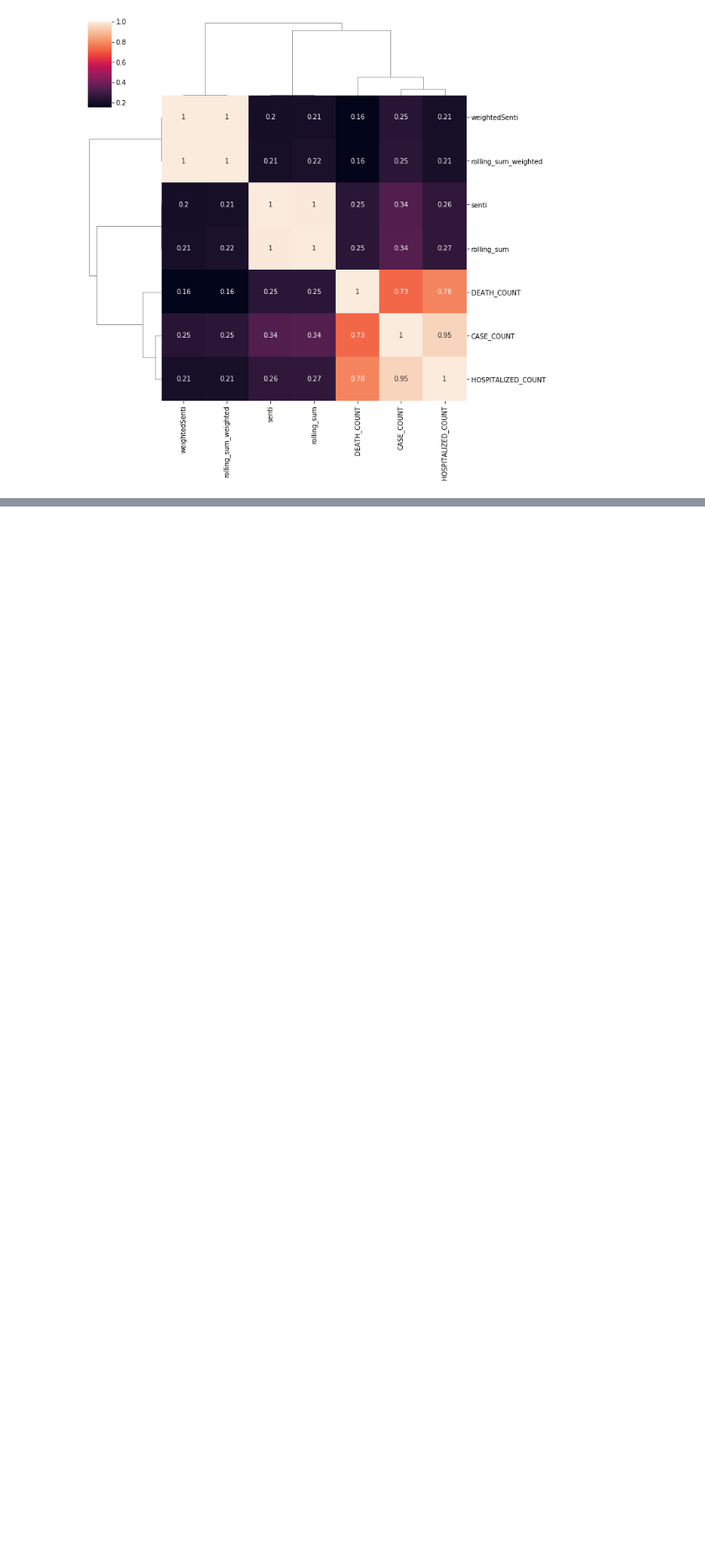
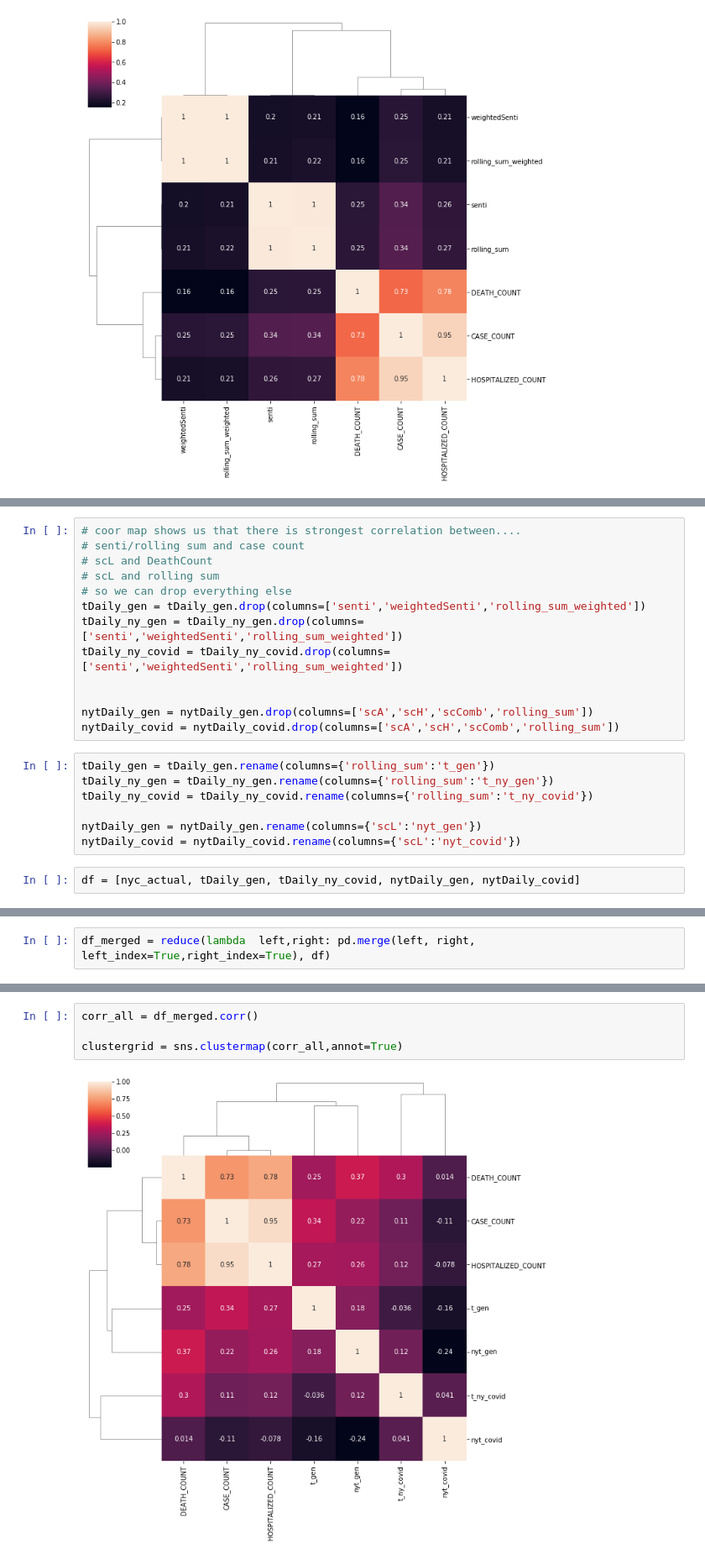
Before and after one commit to scavicchio/DataScienceforME, a Jupyter notebook: Result Data/Correlation Analysis.ipynb, the cells around one changed output, grey strips where cells are left out. Shown at 84% size. Saved outputs shown, nothing was run; the diff lists cells and outputs as text; blank space fills up the shorter version.

```diff
--- a/Result Data/Correlation Analysis.ipynb
+++ b/Result Data/Correlation Analysis.ipynb
@@ -123,0 +154,22 @@ rolling_sum_weighted       0.999012     0.216675              1.000000
+# %%
+# coor map shows us that there is strongest correlation between....
+# senti/rolling sum and case count
+# scL and DeathCount
+# scL and rolling sum
+# so we can drop everything else
+tDaily_gen = tDaily_gen.drop(columns=['senti','weightedSenti','rolling_sum_weighted'])
+tDaily_ny_gen = tDaily_ny_gen.drop(columns=['senti','weightedSenti','rolling_sum_weighted'])
+tDaily_ny_covid = tDaily_ny_covid.drop(columns=['senti','weightedSenti','rolling_sum_weighted'])
+
+
+nytDaily_gen = nytDaily_gen.drop(columns=['scA','scH','scComb','rolling_sum'])
+nytDaily_covid = nytDaily_covid.drop(columns=['scA','scH','scComb','rolling_sum'])
+# %%
+tDaily_gen = tDaily_gen.rename(columns={'rolling_sum':'t_gen'})
+tDaily_ny_gen = tDaily_ny_gen.rename(columns={'rolling_sum':'t_ny_gen'})
+tDaily_ny_covid = tDaily_ny_covid.rename(columns={'rolling_sum':'t_ny_covid'})
+
+nytDaily_gen = nytDaily_gen.rename(columns={'scL':'nyt_gen'})
+nytDaily_covid = nytDaily_covid.rename(columns={'scL':'nyt_covid'})
+# %%
+df = [nyc_actual, tDaily_gen, tDaily_ny_covid, nytDaily_gen, nytDaily_covid]
@@ -123,0 +178,2 @@ rolling_sum_weighted       0.999012     0.216675              1.000000
+# %%
+df_merged = reduce(lambda  left,right: pd.merge(left, right, left_index=True,right_index=True), df)
@@ -123,0 +206,6 @@ rolling_sum_weighted       0.999012     0.216675              1.000000
+# %%
+corr_all = df_merged.corr()
+
+clustergrid = sns.clustermap(corr_all,annot=True)
+# %% [output]
+[figure, added]
```
Also changed, not shown: parts of 18 cells of this notebook, 21 other files.
